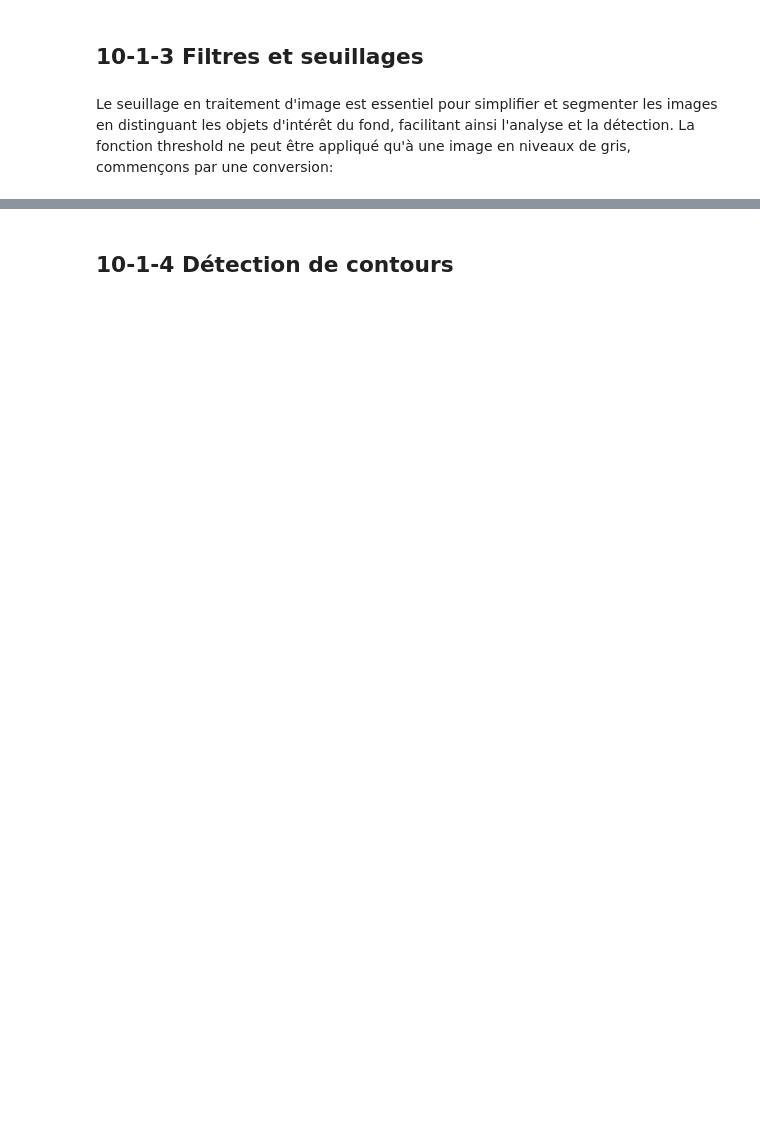
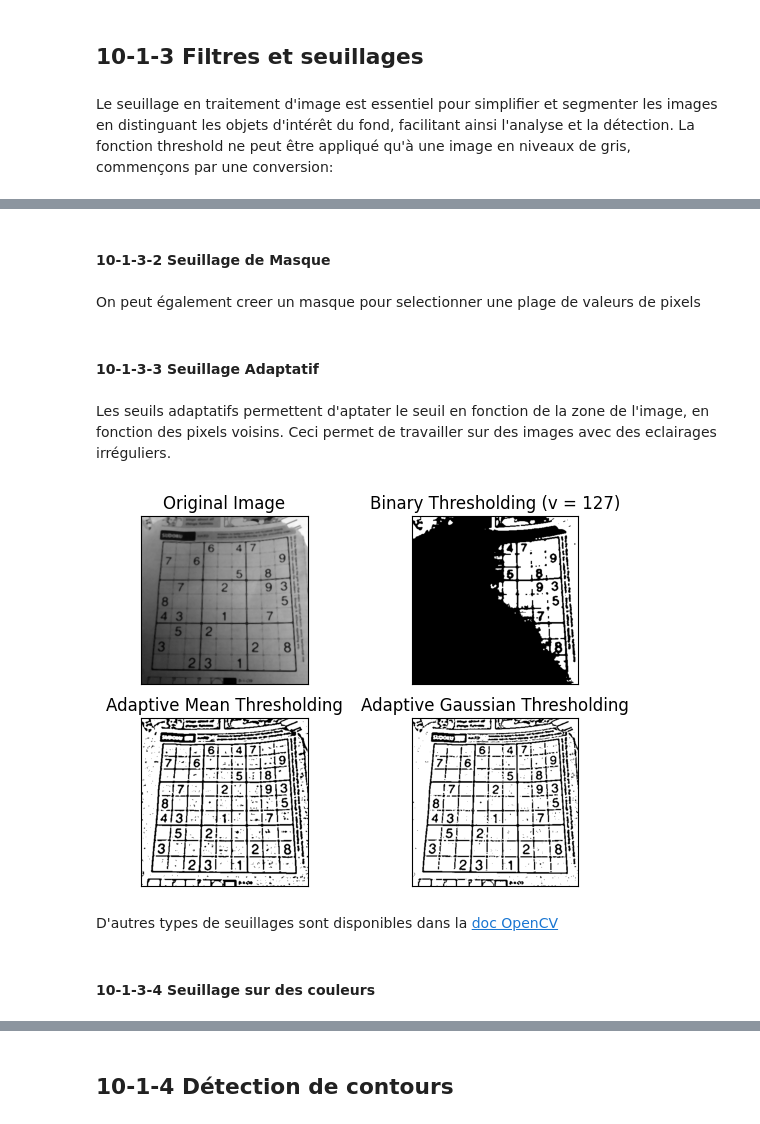
Before and after one commit to Simoooooooooon/CoursPython, a Jupyter notebook: CoursPython2IMACS#11_traitement_image.ipynb, the cells around one changed output, grey strips where cells are left out. Drawn from its saved outputs; the diff is of its cells as text; code cells hidden in the pictures; blank space fills up the shorter version.

```diff
--- a/CoursPython2IMACS#11_traitement_image.ipynb
+++ b/CoursPython2IMACS#11_traitement_image.ipynb
@@ -145,0 +307,4 @@ Il est parfois necessaire de filtrer ou flouter l'image avant seuillage pour enl
+# %% [markdown]
+#### 10-1-3-2 Seuillage de Masque
+# %% [markdown]
+On peut également creer un masque pour selectionner une plage de valeurs de pixels
@@ -145,0 +328,29 @@ Il est parfois necessaire de filtrer ou flouter l'image avant seuillage pour enl
+# %% [markdown]
+#### 10-1-3-3 Seuillage Adaptatif
+# %% [markdown]
+Les seuils adaptatifs permettent d'aptater le seuil en fonction de la zone de l'image, en fonction des pixels voisins. Ceci permet de travailler sur des images avec des eclairages irréguliers.
+# %%
+import cv2 as cv
+img = cv.imread('fichiers_cours/sudoku.png', cv.IMREAD_GRAYSCALE)
+
+img = cv.medianBlur(img,5)
+
+ret,th1 = cv.threshold(img,127,255,cv.THRESH_BINARY)
+th2 = cv.adaptiveThreshold(img,255,cv.ADAPTIVE_THRESH_MEAN_C,\
+            cv.THRESH_BINARY,11,2)
+th3 = cv.adaptiveThreshold(img,255,cv.ADAPTIVE_THRESH_GAUSSIAN_C,\
+            cv.THRESH_BINARY,11,2)
+titles = ['Original Image', 'Binary Thresholding (v = 127)',
+            'Adaptive Mean Thresholding', 'Adaptive Gaussian Thresholding']
+images = [img, th1, th2, th3]
+for i in range(4):
+    plt.subplot(2,2,i+1),plt.imshow(images[i],'gray')
+    plt.title(titles[i])
+    plt.xticks([]),plt.yticks([])
+plt.show()
+# %% [output]
+[figure, added]
+# %% [markdown]
+D'autres types de seuillages sont disponibles dans la [doc OpenCV](https://docs.opencv.org/3.4/d7/d4d/tutorial_py_thresholding.html)
+# %% [markdown]
+#### 10-1-3-4 Seuillage sur des couleurs
```
Also changed, not shown: parts of 97 cells of this notebook.
